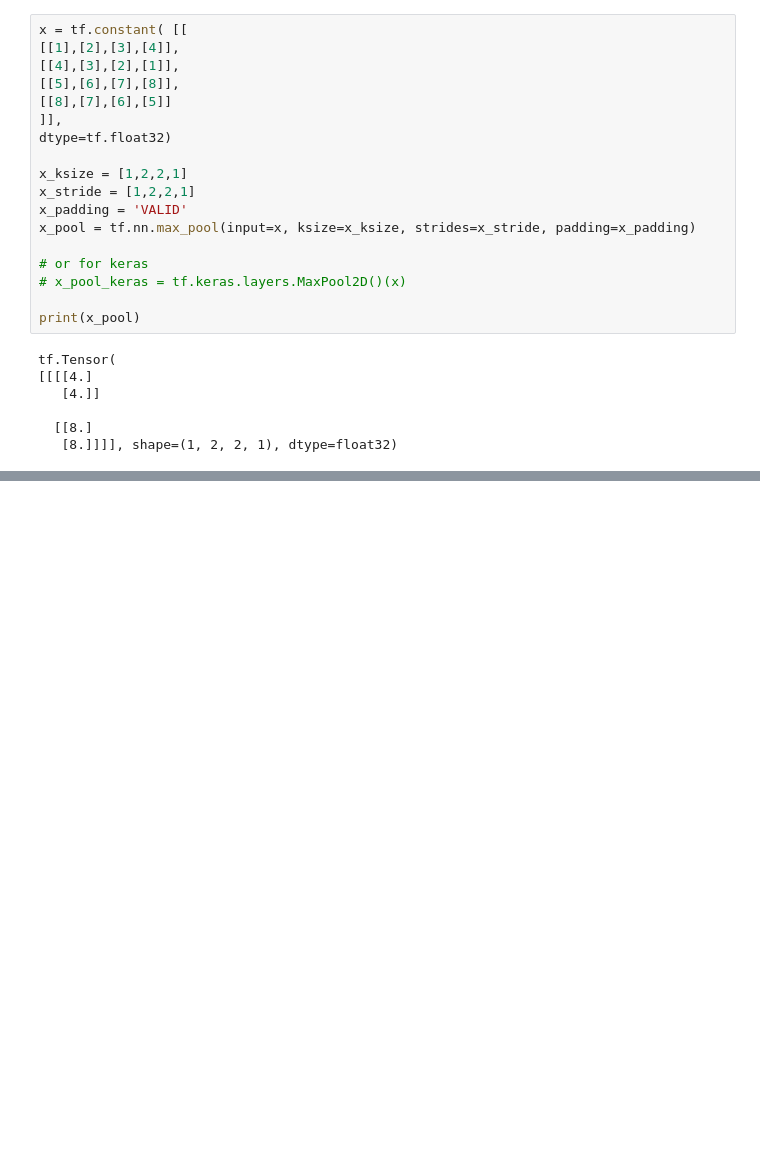
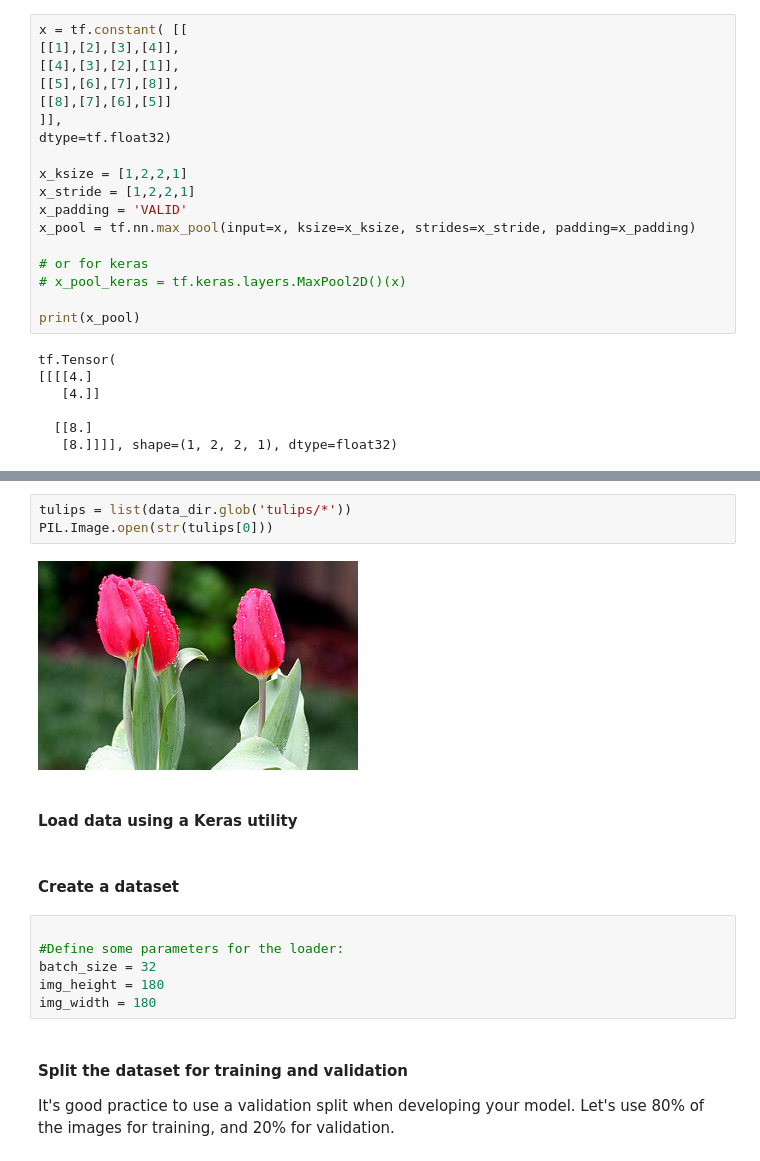
Before and after one commit to ramesh-adhikari/Python-Machine-Learning-Libraries, a Jupyter notebook: tensorflow/Tensorflow.ipynb, the cells around one changed output, grey strips where cells are left out. Saved outputs shown, nothing was run; the diff lists cells and outputs as text; blank space fills up the shorter version.

```diff
--- a/tensorflow/Tensorflow.ipynb
+++ b/tensorflow/Tensorflow.ipynb
@@ -202,0 +243,18 @@ tf.Tensor(
+# %%
+tulips = list(data_dir.glob('tulips/*'))
+PIL.Image.open(str(tulips[0]))
+# %% [output]
+[figure, added]
+# %% [markdown]
+#### Load data using a Keras utility
+# %% [markdown]
+#### Create a dataset
+# %%
+
+#Define some parameters for the loader:
+batch_size = 32
+img_height = 180
+img_width = 180
+# %% [markdown]
+#### Split the dataset for training and validation
+It's good practice to use a validation split when developing your model. Let's use 80% of the images for training, and 20% for validation.
```
Also changed, not shown: parts of 22 cells of this notebook.
